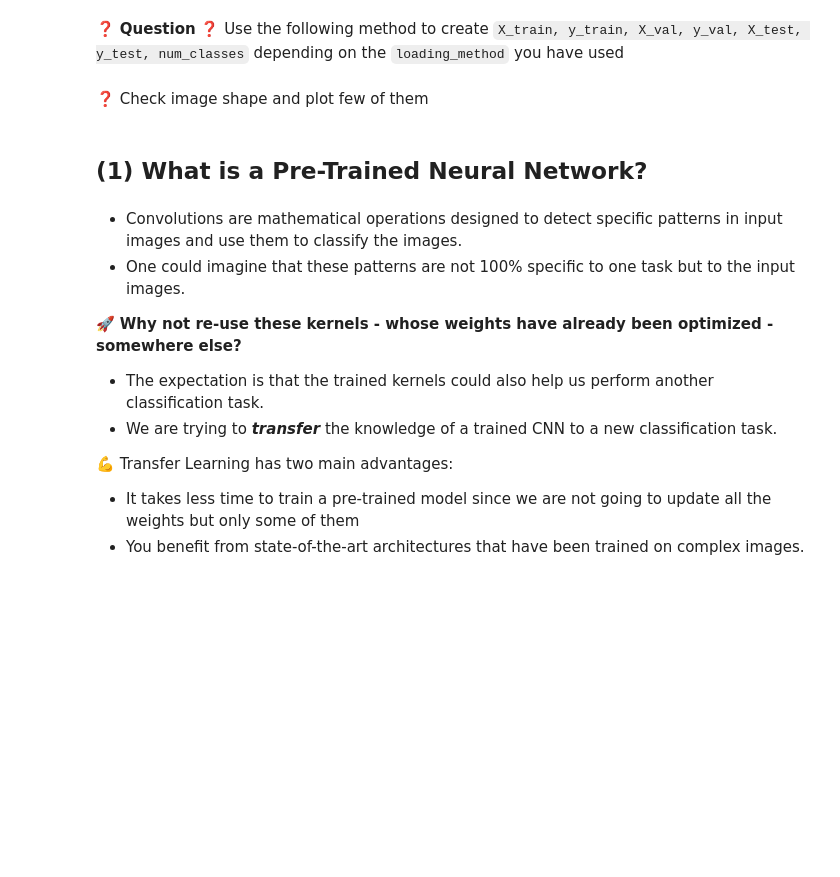
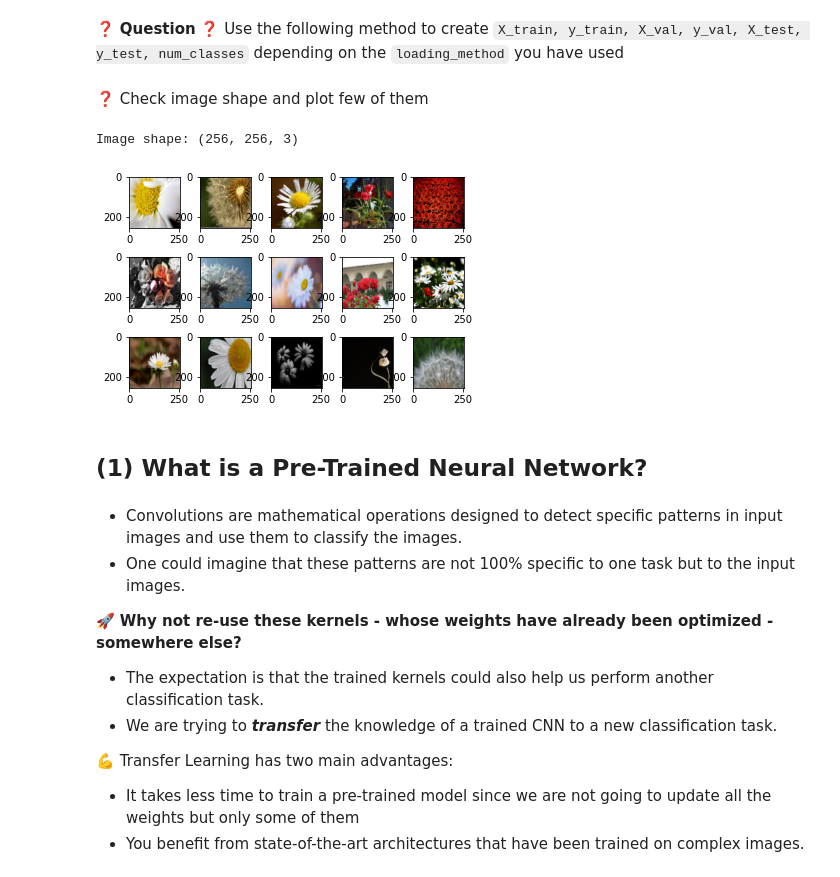
Before and after one commit to vinpap/mednet, a Jupyter notebook: PART1_TransfertLearning_TensorflowKeras/transfer_learning.ipynb, the cells around one changed output. Saved outputs shown, nothing was run; the diff lists cells and outputs as text; code cells hidden in the pictures; blank space fills up the shorter version.

```diff
--- a/PART1_TransfertLearning_TensorflowKeras/transfer_learning.ipynb
+++ b/PART1_TransfertLearning_TensorflowKeras/transfer_learning.ipynb
@@ -82,7 +89,7 @@ from PIL import Image
 
 def load_flowers_data(loading_method):
     if loading_method == 'colab':
-        data_path = '/content/drive/My Drive/Deep_learning_data/flowers'
+        data_path = '/content/drive/MyDrive/Documents/Développement/Simplon/datasets/flowers-dataset/flowers'
     elif loading_method == 'direct':
         data_path = 'flowers/'
     classes = {'daisy':0, 'dandelion':1, 'rose':2}
@@ -117,5 +122,20 @@ def load_flowers_data(loading_method):
+# %%
+X_train, y_train, X_val, y_val, X_test, y_test, num_classes = load_flowers_data('colab')
 # %% [markdown]
 ❓ Check image shape and plot few of them
+# %%
+
+import matplotlib.pyplot as plt
+
+print(f"Image shape: {X_train[0].shape}")
+fig = plt.figure()
+fig.subplots_adjust(hspace=0.4, wspace=0.4)
+for i in range(1, 16):
+    ax = fig.add_subplot(3, 5, i)
+    plt.imshow(X_train[i], cmap="gray")
+# %% [output]
+Image shape: (256, 256, 3)
+[figure, added]
 # %% [markdown]
 ## (1) What is a Pre-Trained Neural Network?
 # %% [markdown]
```
Also changed, not shown: parts of 27 cells of this notebook, 1 other file.
